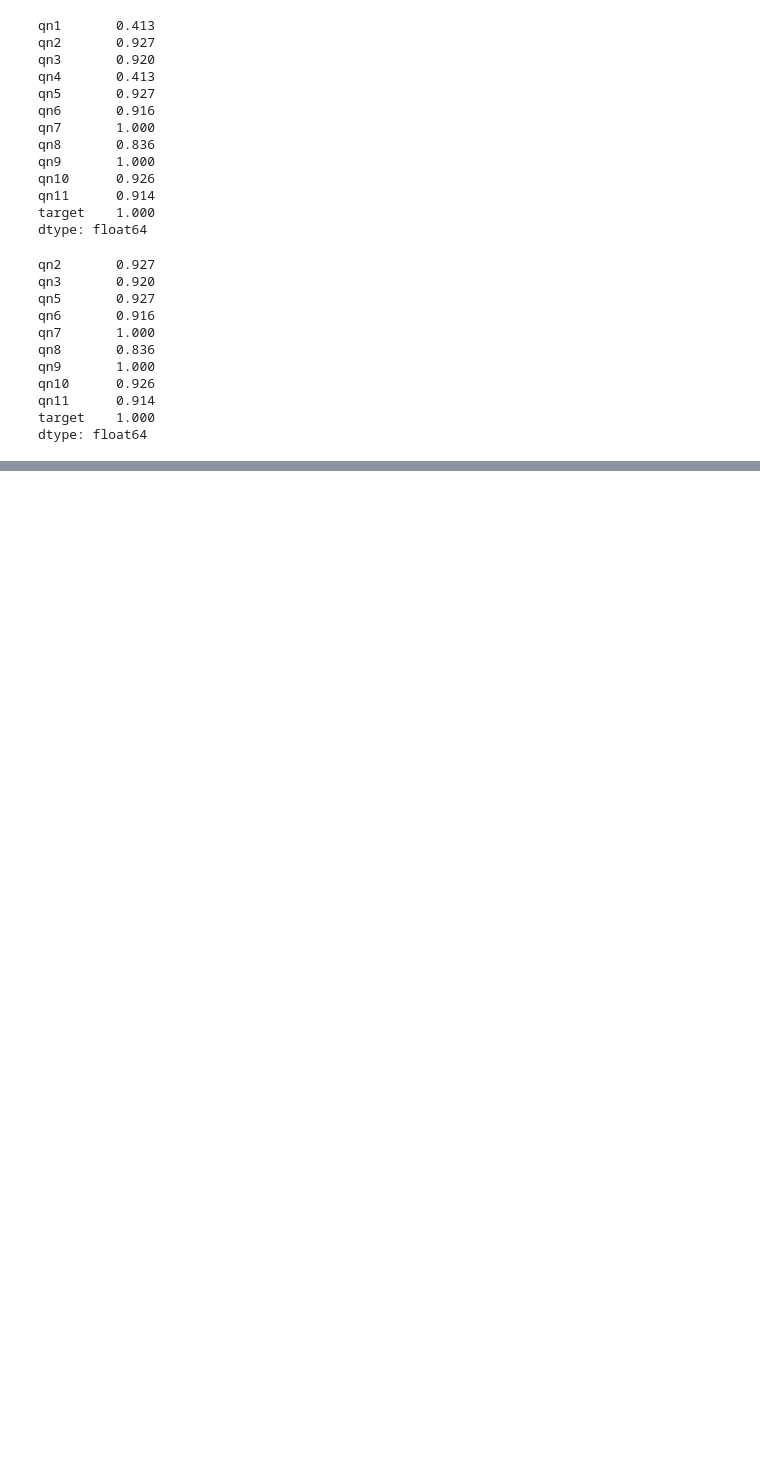
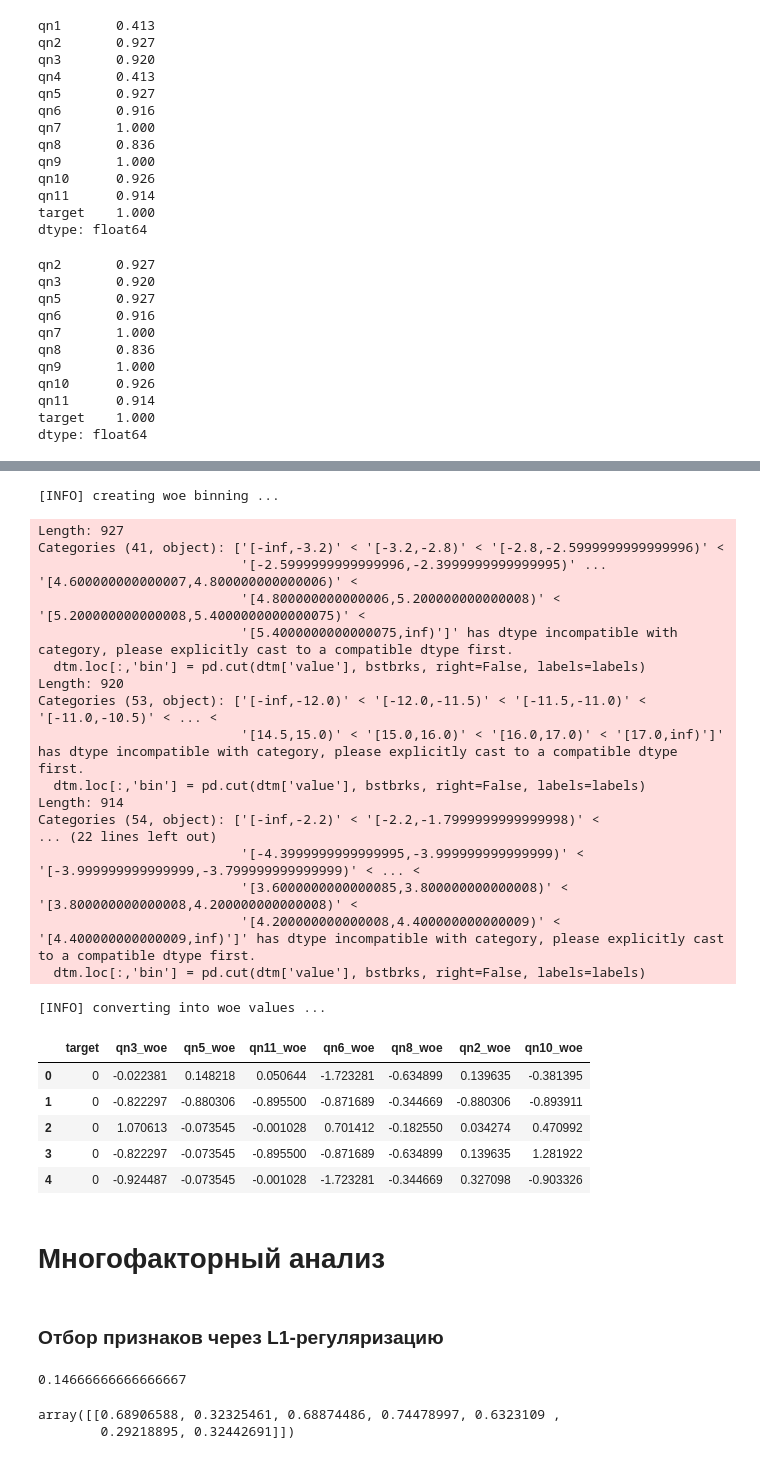
Before and after one commit to kudrmax/company-default-prediction, a Jupyter notebook: main.ipynb, the cells around one changed output, grey strips where cells are left out. Cells and saved outputs as stored; diff of their text form; code cells hidden in the pictures; blank space fills up the shorter version.

```diff
--- a/main.ipynb
+++ b/main.ipynb
@@ -62,0 +108,36 @@ data.head()
+# %%
+# выполним WoE преобразование
+
+bins = sc.woebin(data_iv, y="target")
+data_woe = sc.woebin_ply(data_iv, bins)
+data_woe.head()
+# %% [output]
+[INFO] creating woe binning ...
+Length: 927
+Categories (41, object): ['[-inf,-3.2)' < '[-3.2,-2.8)' < '[-2.8,-2.5999999999999996)' <
+                          '[-2.5999999999999996,-2.3999999999999995)' ... '[4.600000000000007,4.800000000000006)' <
+                          '[4.800000000000006,5.200000000000008)' < '[5.200000000000008,5.4000000000000075)' <
+                          '[5.4000000000000075,inf)']' has dtype incompatible with category, please explicitly cast to a compatible dtype first.
+  dtm.loc[:,'bin'] = pd.cut(dtm['value'], bstbrks, right=False, labels=labels)
+Length: 920
+Categories (53, object): ['[-inf,-12.0)' < '[-12.0,-11.5)' < '[-11.5,-11.0)' < '[-11.0,-10.5)' < ... <
+                          '[14.5,15.0)' < '[15.0,16.0)' < '[16.0,17.0)' < '[17.0,inf)']' has dtype incompatible with category, please explicitly cast to a compatible dtype first.
+  dtm.loc[:,'bin'] = pd.cut(dtm['value'], bstbrks, right=False, labels=labels)
+Length: 914
+Categories (54, object): ['[-inf,-2.2)' < '[-2.2,-1.7999999999999998)' <
+... (22 lines left out)
+                          '[-4.3999999999999995,-3.999999999999999)' < '[-3.999999999999999,-3.799999999999999)' < ... <
+                          '[3.6000000000000085,3.800000000000008)' < '[3.800000000000008,4.200000000000008)' <
+                          '[4.200000000000008,4.400000000000009)' < '[4.400000000000009,inf)']' has dtype incompatible with category, please explicitly cast to a compatible dtype first.
+  dtm.loc[:,'bin'] = pd.cut(dtm['value'], bstbrks, right=False, labels=labels)
+[INFO] converting into woe values ...
+|  | target | qn3_woe | qn5_woe | qn11_woe | qn6_woe | qn8_woe | qn2_woe | qn10_woe |
+| 0 | 0 | -0.022381 | 0.148218 | 0.050644 | -1.723281 | -0.634899 | 0.139635 | -0.381395 |
+| 1 | 0 | -0.822297 | -0.880306 | -0.895500 | -0.871689 | -0.344669 | -0.880306 | -0.893911 |
+| 2 | 0 | 1.070613 | -0.073545 | -0.001028 | 0.701412 | -0.182550 | 0.034274 | 0.470992 |
+| 3 | 0 | -0.822297 | -0.073545 | -0.895500 | -0.871689 | -0.634899 | 0.139635 | 1.281922 |
+| 4 | 0 | -0.924487 | -0.073545 | -0.001028 | -1.723281 | -0.344669 | 0.327098 | -0.903326 |
+# %% [markdown]
+# Многофакторный анализ
+# %% [markdown]
+### Отбор признаков через L1-регуляризацию
@@ -62,0 +183,9 @@ data.head()
+# %%
+gini_best
+# %% [output]
+0.14666666666666667
+# %%
+model_l1.coef_
+# %% [output]
+array([[0.68906588, 0.32325461, 0.68874486, 0.74478997, 0.6323109 ,
+        0.29218895, 0.32442691]])
```
Also changed, not shown: parts of 19 cells of this notebook, 2 other files.
